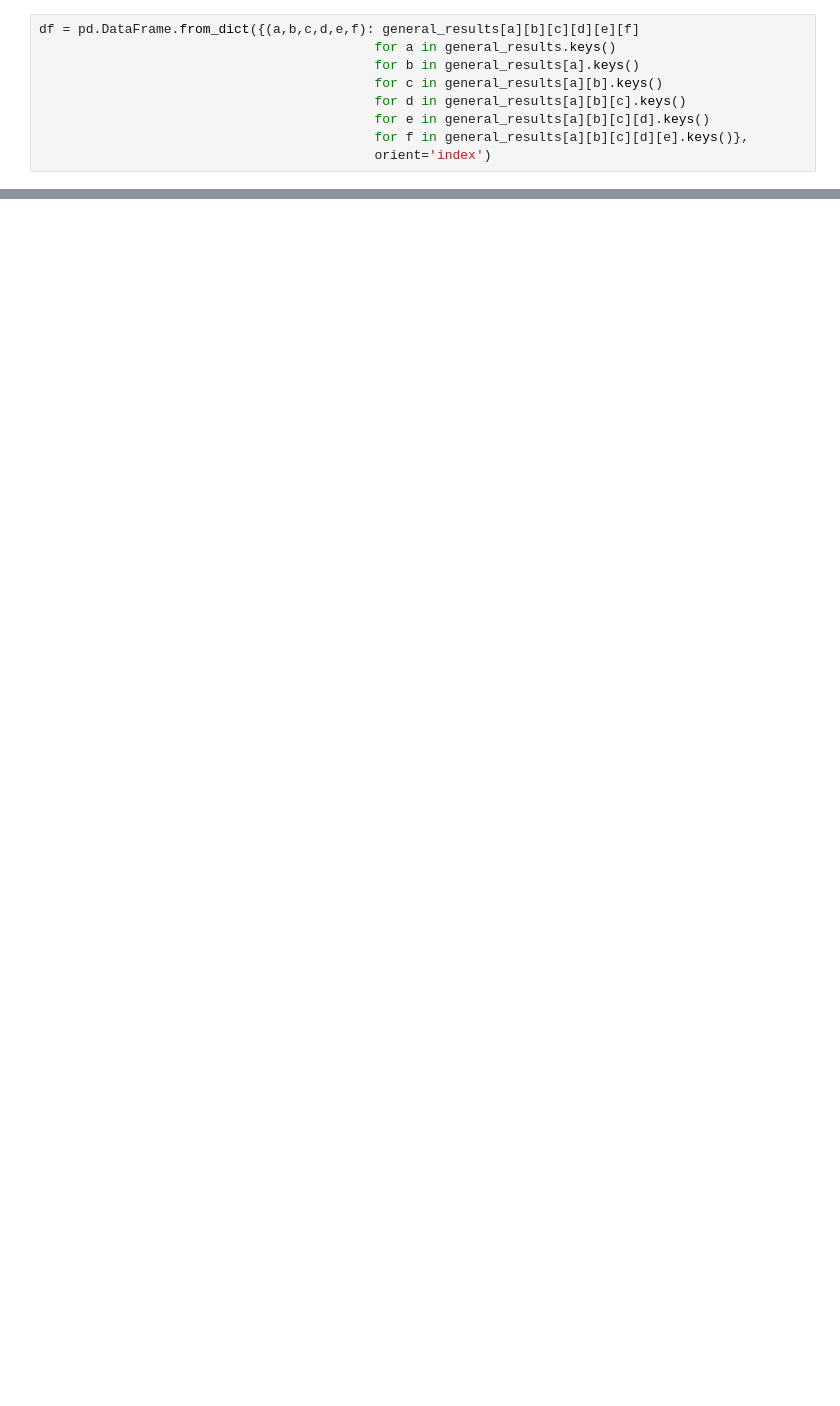
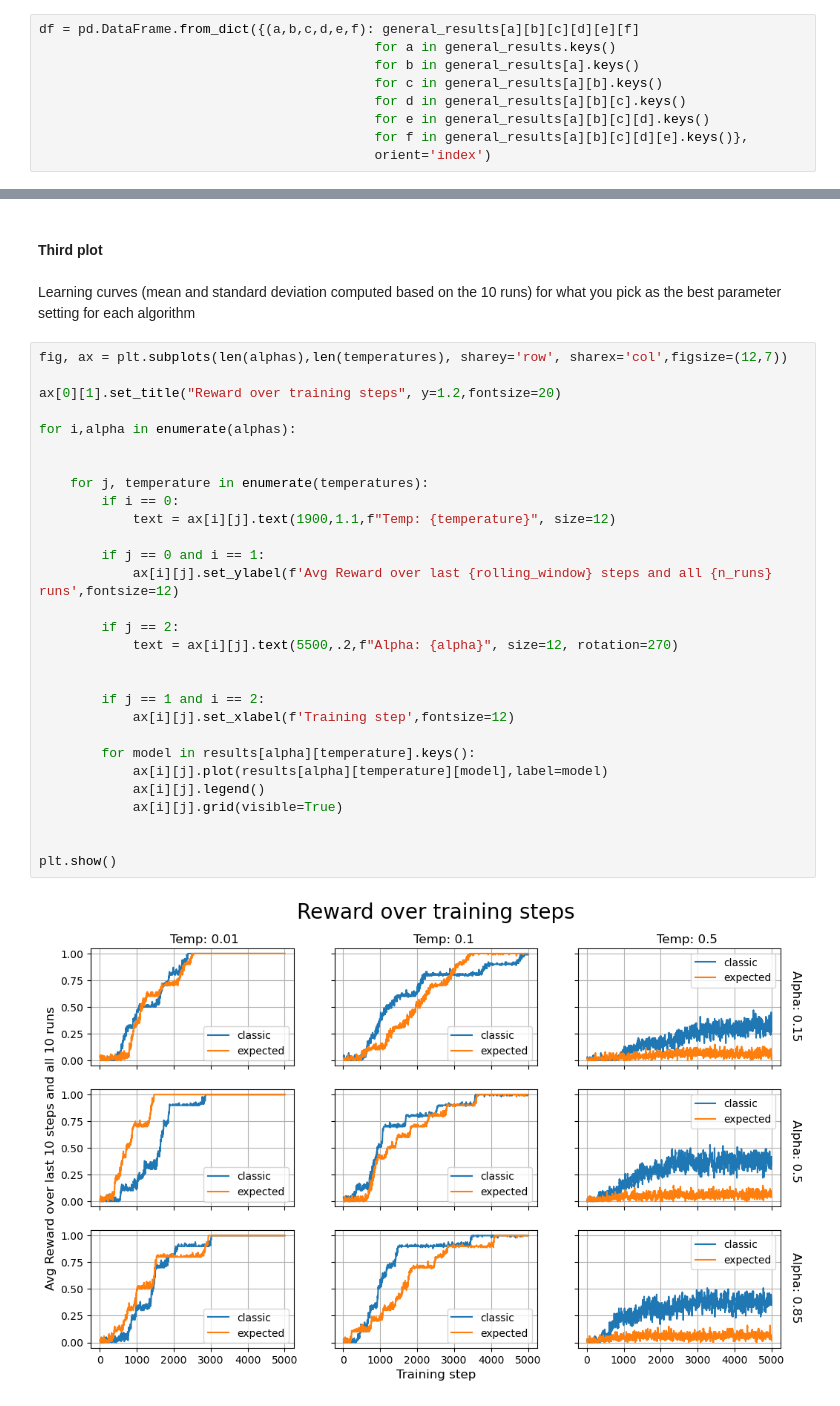
Before and after one commit to rafalm0/SARSA, a Jupyter notebook: SARSA.ipynb, the cells around one changed output, grey strips where cells are left out. Cells and saved outputs as stored; diff of their text form; blank space fills up the shorter version.

```diff
--- a/SARSA.ipynb
+++ b/SARSA.ipynb
@@ -270,0 +334,36 @@ Name: reward, Length: 44919, dtype: float64
+# %% [markdown]
+#### Third plot
+# %% [markdown]
+Learning curves (mean and standard deviation computed based on the 10 runs) for what you
+pick as the best parameter setting for each algorithm
+# %%
+fig, ax = plt.subplots(len(alphas),len(temperatures), sharey='row', sharex='col',figsize=(12,7))
+
+ax[0][1].set_title("Reward over training steps", y=1.2,fontsize=20)
+
+for i,alpha in enumerate(alphas):
+
+
+    for j, temperature in enumerate(temperatures):
+        if i == 0:
+            text = ax[i][j].text(1900,1.1,f"Temp: {temperature}", size=12)
+
+        if j == 0 and i == 1:
+            ax[i][j].set_ylabel(f'Avg Reward over last {rolling_window} steps and all {n_runs} runs',fontsize=12)
+
+        if j == 2:
+            text = ax[i][j].text(5500,.2,f"Alpha: {alpha}", size=12, rotation=270)
+
+
+        if j == 1 and i == 2:
+            ax[i][j].set_xlabel(f'Training step',fontsize=12)
+
+        for model in results[alpha][temperature].keys():
+            ax[i][j].plot(results[alpha][temperature][model],label=model)
+            ax[i][j].legend()
+            ax[i][j].grid(visible=True)
+
+
+plt.show()
+# %% [output]
+[figure, added]
```
Also changed, not shown: parts of 19 cells of this notebook, 1 other file.
